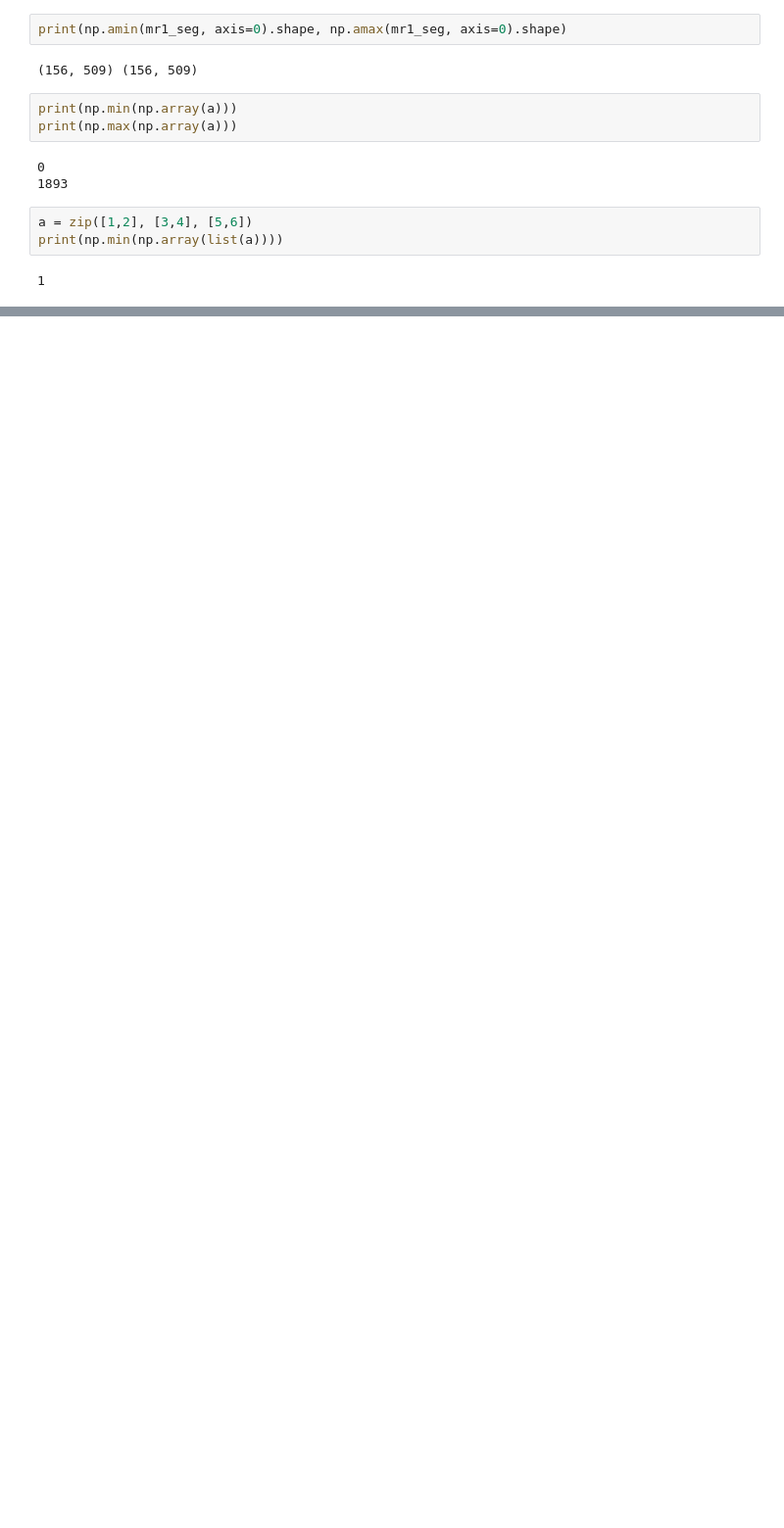
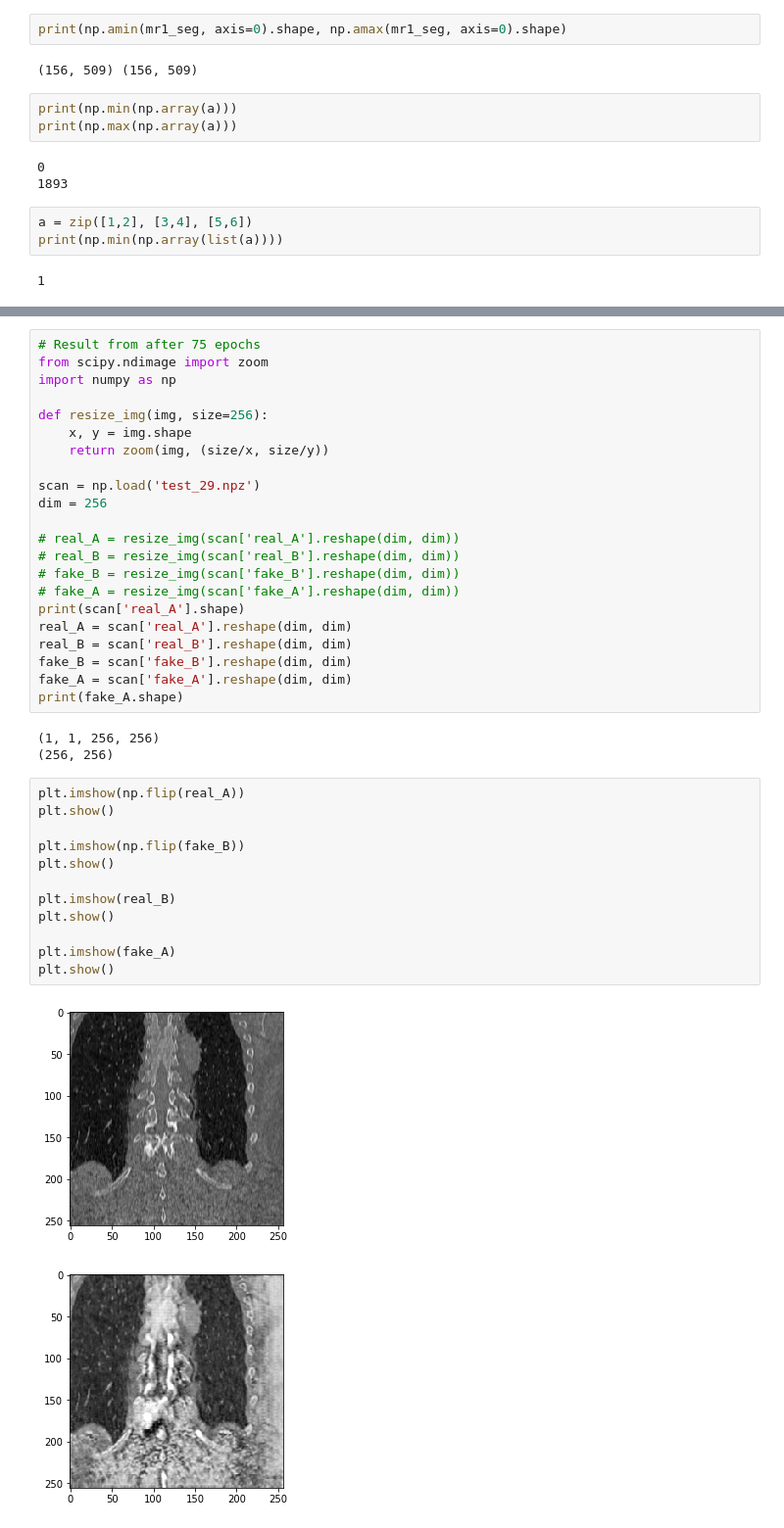
Before and after one commit to momenator/ct-mr-translation, a Jupyter notebook: Untitled.ipynb, the cells around one changed output, grey strips where cells are left out. Shown at 98% size. Cells and saved outputs as stored; diff of their text form; blank space fills up the shorter version.

```diff
--- a/Untitled.ipynb
+++ b/Untitled.ipynb
@@ -191,0 +284,40 @@ print(np.min(np.array(list(a))))
+# %%
+# Result from after 75 epochs
+from scipy.ndimage import zoom
+import numpy as np
+
+def resize_img(img, size=256):
+    x, y = img.shape
+    return zoom(img, (size/x, size/y))
+
+scan = np.load('test_29.npz')
+dim = 256
+
+# real_A = resize_img(scan['real_A'].reshape(dim, dim))
+# real_B = resize_img(scan['real_B'].reshape(dim, dim))
+# fake_B = resize_img(scan['fake_B'].reshape(dim, dim))
+# fake_A = resize_img(scan['fake_A'].reshape(dim, dim))
+print(scan['real_A'].shape)
+real_A = scan['real_A'].reshape(dim, dim)
+real_B = scan['real_B'].reshape(dim, dim)
+fake_B = scan['fake_B'].reshape(dim, dim)
+fake_A = scan['fake_A'].reshape(dim, dim)
+print(fake_A.shape)
+# %% [output]
+(1, 1, 256, 256)
+(256, 256)
+# %%
+plt.imshow(np.flip(real_A))
+plt.show()
+
+plt.imshow(np.flip(fake_B))
+plt.show()
+
+plt.imshow(real_B)
+plt.show()
+
+plt.imshow(fake_A)
+plt.show()
+# %% [output]
+[figure, added]
+[figure, added]
```
Also changed, not shown: parts of 14 cells of this notebook, 2 other files.
